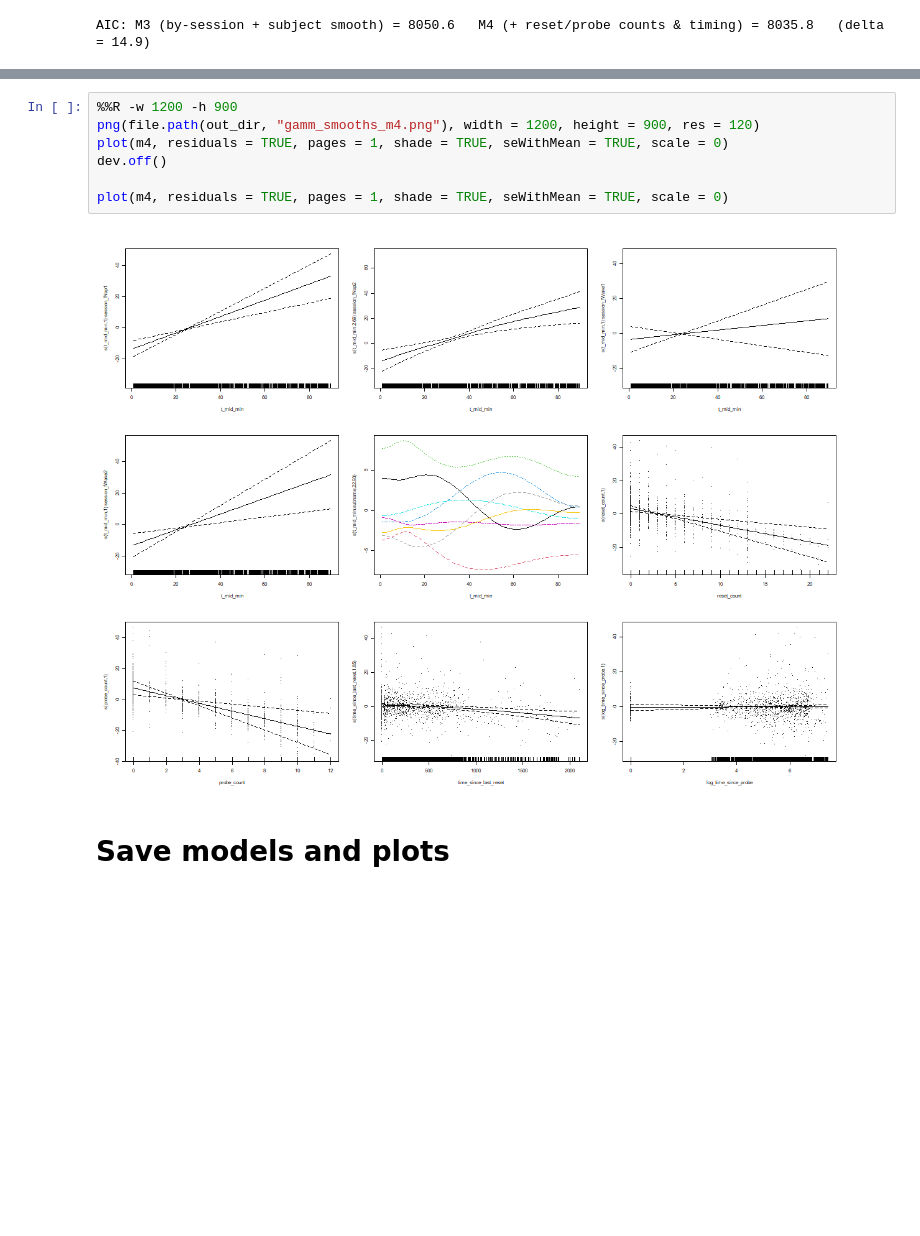
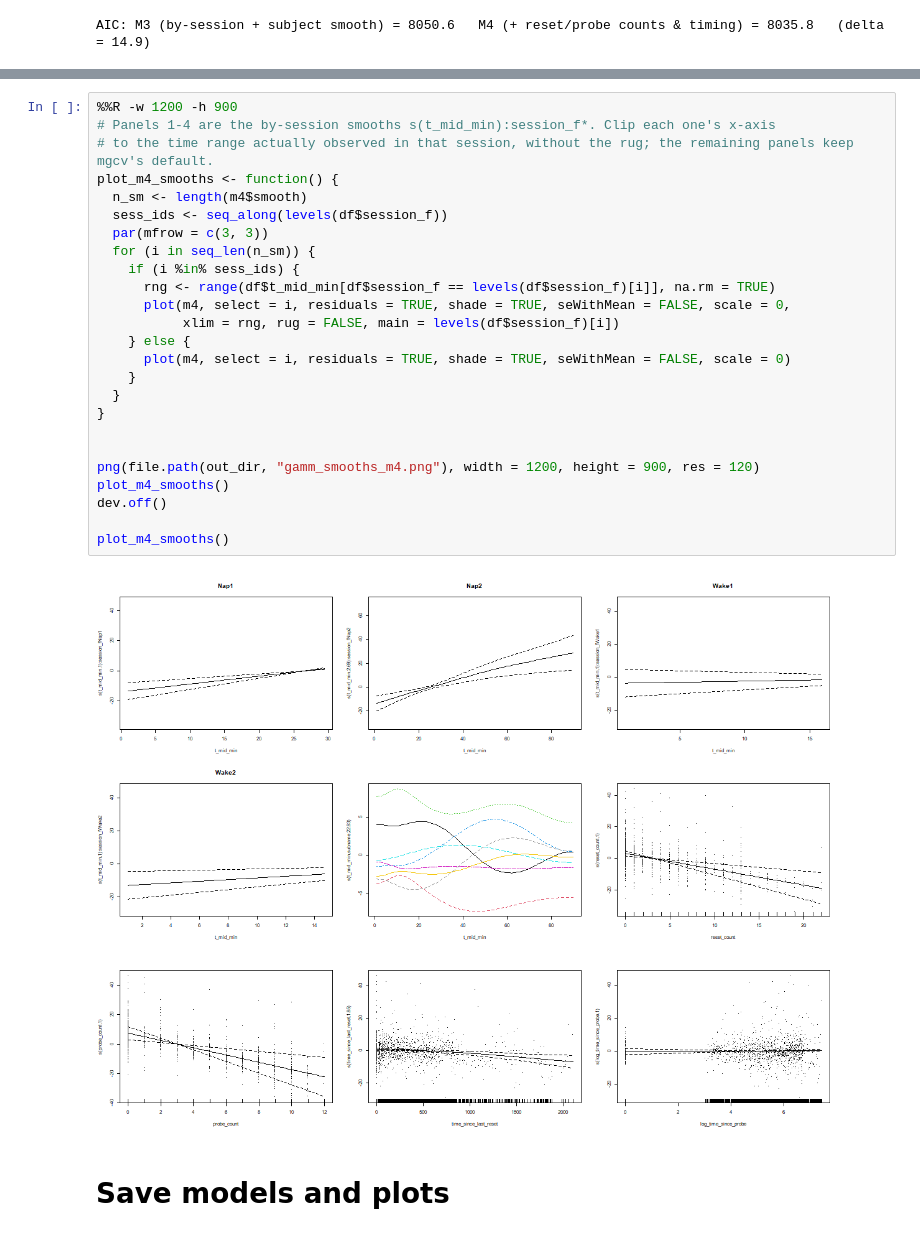
Before and after one commit to EvaFrossard/Penguin_Detection, a Jupyter notebook: GAMM/GAMM.ipynb, the cells around one changed output, grey strips where cells are left out. Cells and saved outputs as stored; diff of their text form; blank space fills up the shorter version.

Commit message:
Improved plot

```diff
--- a/GAMM/GAMM.ipynb
+++ b/GAMM/GAMM.ipynb
@@ -354,12 +363,30 @@ AIC: M3 (by-session + subject smooth) = 8050.6   M4 (+ reset/probe counts & timi
 # %%
 %%R -w 1200 -h 900
+# Panels 1-4 are the by-session smooths s(t_mid_min):session_f*. Clip each one's x-axis
+# to the time range actually observed in that session, without the rug; the remaining panels keep mgcv's default.
+plot_m4_smooths <- function() {
+  n_sm <- length(m4$smooth)
+  sess_ids <- seq_along(levels(df$session_f))
+  par(mfrow = c(3, 3))
+  for (i in seq_len(n_sm)) {
+    if (i %in% sess_ids) {
+      rng <- range(df$t_mid_min[df$session_f == levels(df$session_f)[i]], na.rm = TRUE)
+      plot(m4, select = i, residuals = TRUE, shade = TRUE, seWithMean = FALSE, scale = 0,
+           xlim = rng, rug = FALSE, main = levels(df$session_f)[i])
+    } else {
+      plot(m4, select = i, residuals = TRUE, shade = TRUE, seWithMean = FALSE, scale = 0)
+    }
+  }
+}
+
+
 png(file.path(out_dir, "gamm_smooths_m4.png"), width = 1200, height = 900, res = 120)
-plot(m4, residuals = TRUE, pages = 1, shade = TRUE, seWithMean = TRUE, scale = 0)
+plot_m4_smooths()
 dev.off()
 
-plot(m4, residuals = TRUE, pages = 1, shade = TRUE, seWithMean = TRUE, scale = 0)
+plot_m4_smooths()
 # %% [output]
-[figure, old version]
+[figure, new version]
 # %% [markdown]
 # Save models and plots
 # %%
```
Also changed, not shown: parts of 2 cells of this notebook.
